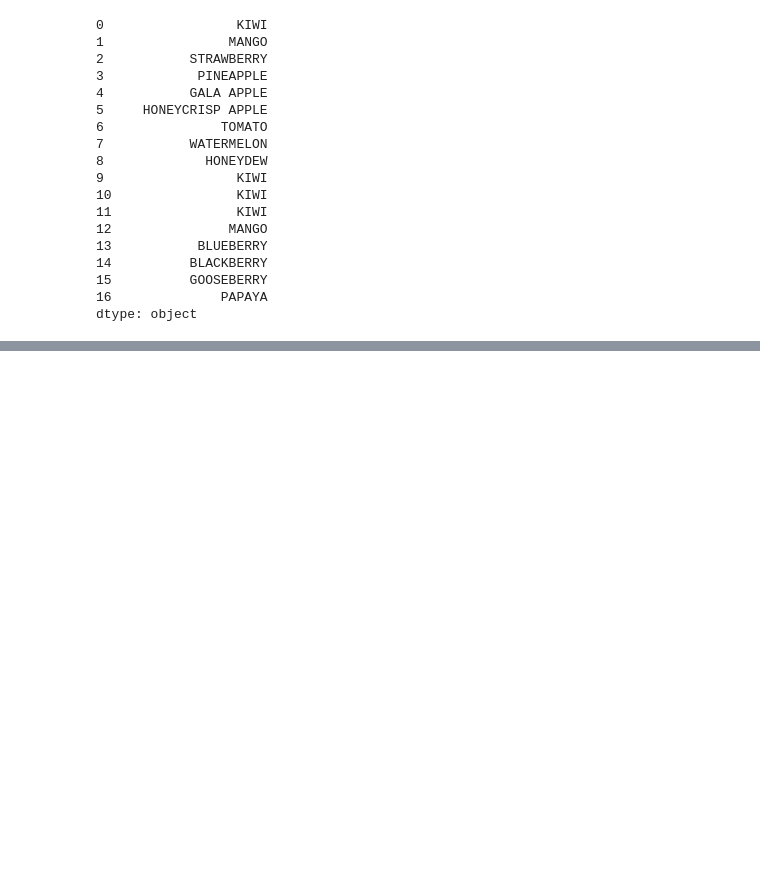
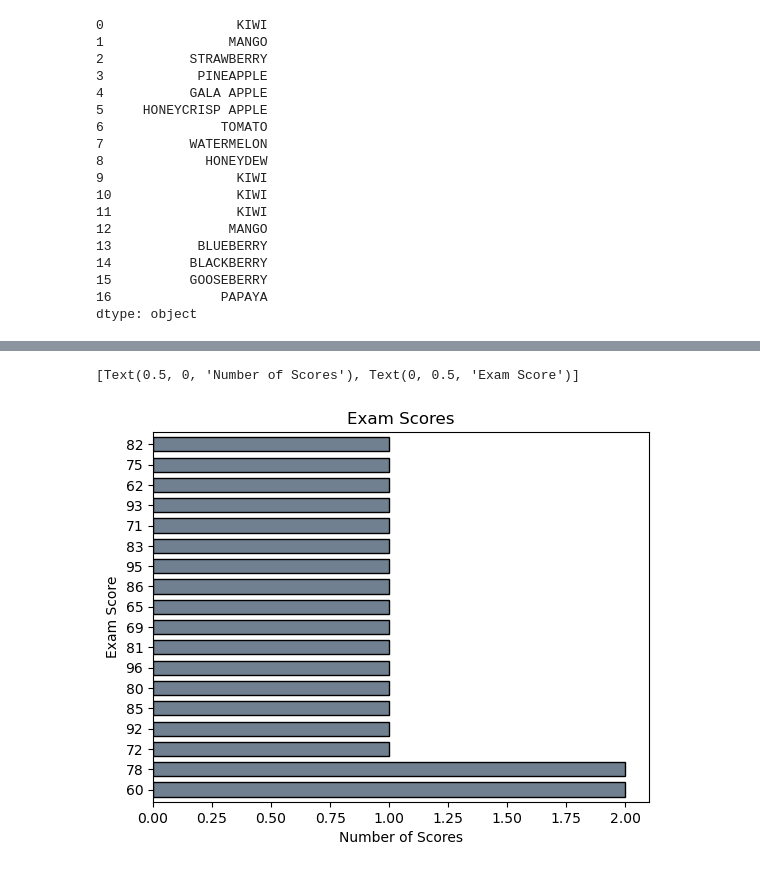
Before and after one commit to akonstans/data_science_libraries, a Jupyter notebook: pandas_series.ipynb, the cells around one changed output, grey strips where cells are left out. Drawn from its saved outputs; the diff is of its cells as text; code cells hidden in the pictures; blank space fills up the shorter version.

```diff
--- a/pandas_series.ipynb
+++ b/pandas_series.ipynb
@@ -127,0 +382,4 @@ fruits.count()
+# %%
+score_list = [60, 86, 75, 62, 93, 71, 60, 83, 95, 78, 65, 72, 69, 81, 96, 80, 85, 92, 82, 78]
+# %%
+exam_scores = pd.Series(score_list)
@@ -127,0 +394,10 @@ fruits.count()
+# %%
+exam_scores.value_counts().plot.barh(title = 'Exam Scores',
+                               rot = 0,
+                               color = 'slategrey',
+                               ec = 'black',
+                               width = .7).set(
+xlabel = 'Number of Scores', ylabel = 'Exam Score')
+# %% [output]
+[Text(0.5, 0, 'Number of Scores'), Text(0, 0.5, 'Exam Score')]
+[figure, added]
```
Also changed, not shown: parts of 40 cells of this notebook, 1 other file.
